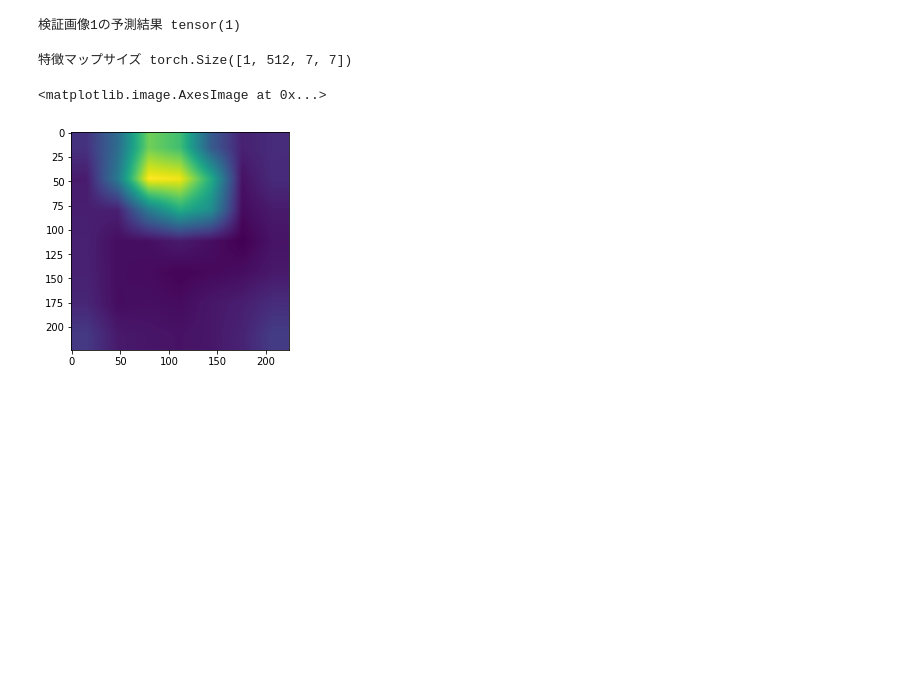
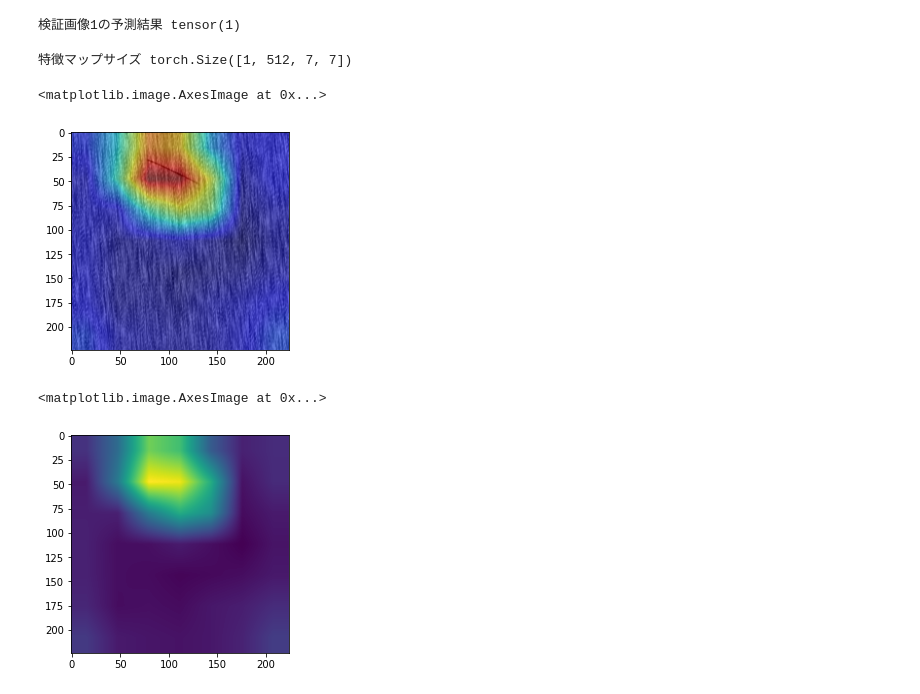
Before and after one commit to tanakakao/test, a Jupyter notebook: Untitled12.ipynb, the cells around one changed output. Drawn from its saved outputs; the diff is of its cells as text; code cells hidden in the pictures; blank space fills up the shorter version.

```diff
--- a/Untitled12.ipynb
+++ b/Untitled12.ipynb
@@ -423,4 +425,29 @@ feature = feature.squeeze(0)
 L = F.relu(torch.sum(feature*alpha.view(-1,1,1),0))
 L = L.to('cpu').detach().numpy()
 # L.size() = (7x7)
+# %%
+L_min = np.min(L)
+L_max = np.max(L - L_min)
+L = (L - L_min)/L_max
+
+# 元画像と同じサイズにリサイズする
+L = cv2.resize(L, (224, 224))
+
+# heat map に変換
+def toHeatmap(x):
+    x = (x*255).reshape(-1)
+    cm = plt.get_cmap('jet')
+    x = np.array([cm(int(np.round(xi)))[:3] for xi in x])
+    return x.reshape(224,224,3)
+
+img2 = toHeatmap(L)
+img1 = test_image_tensor.squeeze(0).permute(1,2,0)
+
+alpha = 0.5
+grad_cam_image = img1*alpha + img2*(1-alpha)
+
+plt.imshow(grad_cam_image)
+# %% [output]
+<matplotlib.image.AxesImage at 0x...>
+[figure, added]
 # %%
```
Also changed, not shown: parts of 2 cells of this notebook.
